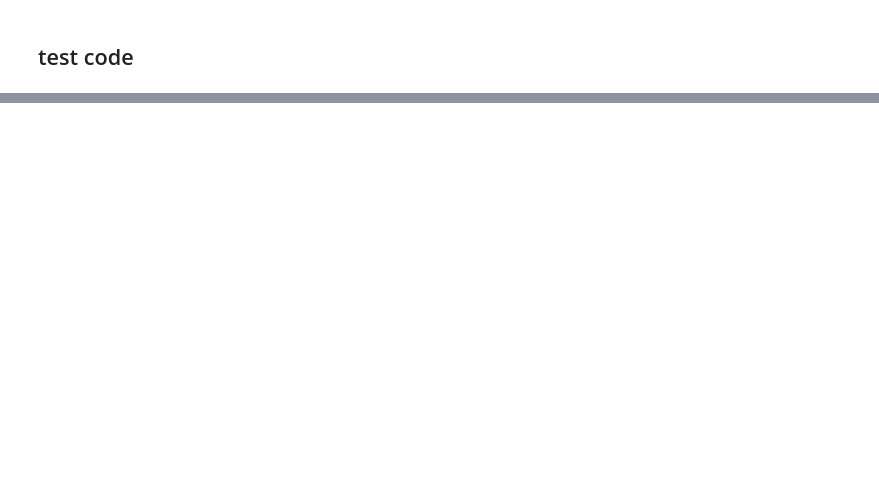
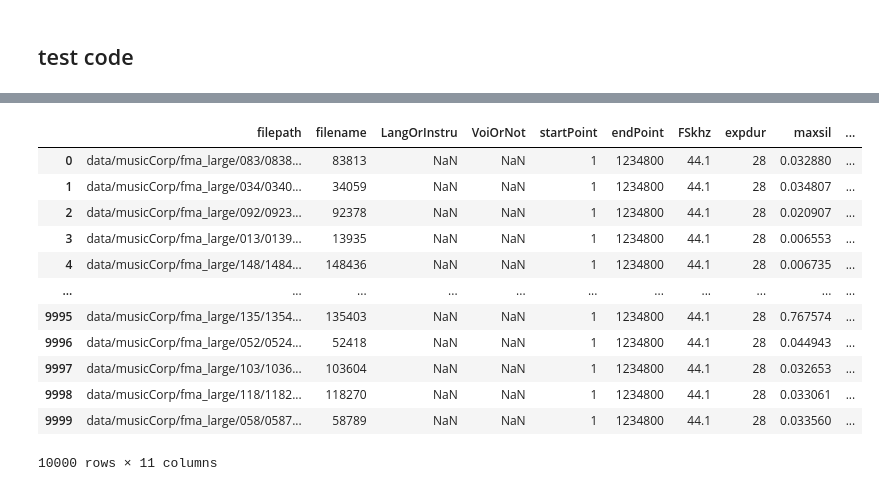
Before and after one commit to curlsloth/MusicSpeech-STM, a Jupyter notebook: STM03_build_meta_data.ipynb, the cells around one changed output, grey strips where cells are left out. Cells and saved outputs as stored; diff of their text form; code cells hidden in the pictures; blank space fills up the shorter version.

```diff
--- a/STM03_build_meta_data.ipynb
+++ b/STM03_build_meta_data.ipynb
@@ -405,17 +441,0 @@ df_all
-# %%
-import os
-import scipy.io as sio
-import pandas as pd
-import numpy as np
-import glob
-import csv
-import json
-
-
-
-# df_all['speaker/artist'] = '-'.join(df_all['filename'].split('-')[:-1]).strip()
-df_all['speaker/artist'] = df_all['filename']
-df_all['gender'] = np.nan
-df_all['LangOrInstru'] = np.nan
-df_all['genre'] = 'world'
-df_all.head()
@@ -450,3 +441,0 @@ Garland_novoice_list
-# %%
-df_all['VoiOrNot'] = 1
-df_all.loc[df_all['filename'].isin(Garland_novoice_list), 'VoiOrNot'] = 0
@@ -468,0 +442,19 @@ df_all
+# %%
+def revert_numerical_string(num_str):
+    return num_str.lstrip('0')
+df_all['filename'] = df_all['filename'].apply(lambda x: revert_numerical_string(x)).astype(int)
+df_all
+# %% [output]
+|  | filepath | filename | LangOrInstru | VoiOrNot | startPoint | endPoint | FSkhz | expdur | maxsil | ... |
+| 0 | data/musicCorp/fma_large/083/0838... | 83813 | NaN | NaN | 1 | 1234800 | 44.1 | 28 | 0.032880 | ... |
+| 1 | data/musicCorp/fma_large/034/0340... | 34059 | NaN | NaN | 1 | 1234800 | 44.1 | 28 | 0.034807 | ... |
+| 2 | data/musicCorp/fma_large/092/0923... | 92378 | NaN | NaN | 1 | 1234800 | 44.1 | 28 | 0.020907 | ... |
+| 3 | data/musicCorp/fma_large/013/0139... | 13935 | NaN | NaN | 1 | 1234800 | 44.1 | 28 | 0.006553 | ... |
+| 4 | data/musicCorp/fma_large/148/1484... | 148436 | NaN | NaN | 1 | 1234800 | 44.1 | 28 | 0.006735 | ... |
+| ... | ... | ... | ... | ... | ... | ... | ... | ... | ... | ... |
+| 9995 | data/musicCorp/fma_large/135/1354... | 135403 | NaN | NaN | 1 | 1234800 | 44.1 | 28 | 0.767574 | ... |
+| 9996 | data/musicCorp/fma_large/052/0524... | 52418 | NaN | NaN | 1 | 1234800 | 44.1 | 28 | 0.044943 | ... |
+| 9997 | data/musicCorp/fma_large/103/1036... | 103604 | NaN | NaN | 1 | 1234800 | 44.1 | 28 | 0.032653 | ... |
+| 9998 | data/musicCorp/fma_large/118/1182... | 118270 | NaN | NaN | 1 | 1234800 | 44.1 | 28 | 0.033061 | ... |
+| 9999 | data/musicCorp/fma_large/058/0587... | 58789 | NaN | NaN | 1 | 1234800 | 44.1 | 28 | 0.033560 | ... |
+10000 rows × 11 columns
```
Also changed, not shown: parts of 17 cells of this notebook.
